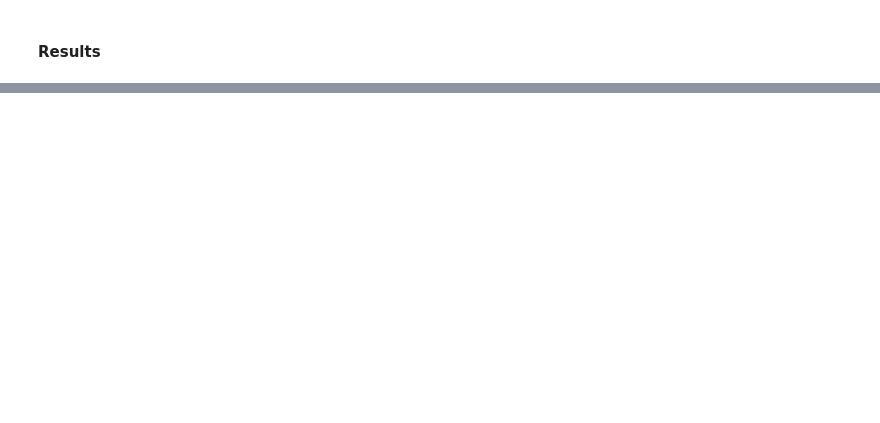
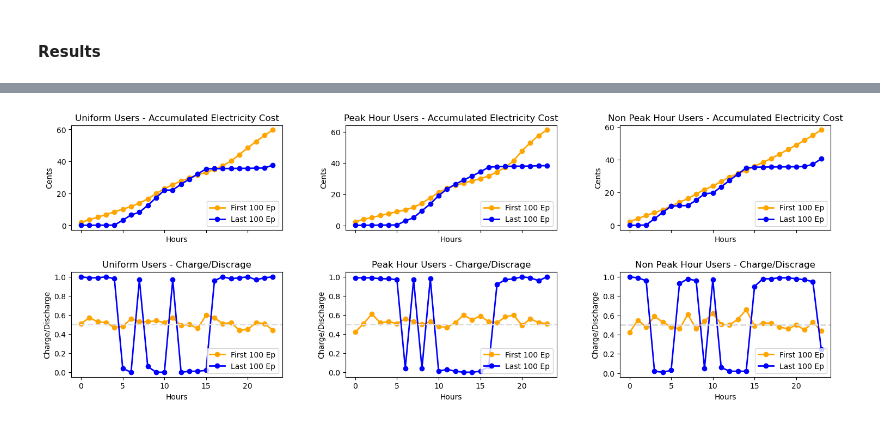
Before and after one commit to auttwitter/DSI-04, a Jupyter notebook: projects/project_capstone/code/06_Reinforcement_Learning.ipynb, the cells around one changed output, grey strips where cells are left out. Drawn from its saved outputs; the diff is of its cells as text; code cells hidden in the pictures; blank space fills up the shorter version.

Commit message:
Update Part 6 Result

```diff
--- a/projects/project_capstone/code/06_Reinforcement_Learning.ipynb
+++ b/projects/project_capstone/code/06_Reinforcement_Learning.ipynb
@@ -608,0 +547,94 @@ plt.show()
+# %%
+x = np.arange(24)
+reward_first_100_uniform = acc_hour(episode_rewards_uniform, n = 100, fst = True) * -1
+reward_last_100_uniform = acc_hour(episode_rewards_uniform, n = 100, fst = False) * -1
+
+reward_first_100_peak = acc_hour(episode_rewards_peak, n = 100, fst = True) * -1
+reward_last_100_peak = acc_hour(episode_rewards_peak, n = 100, fst = False) * -1
+
+reward_first_100_non_peak = acc_hour(episode_rewards_non_peak, n = 100, fst = True) * -1
+reward_last_100_non_peak = acc_hour(episode_rewards_non_peak, n = 100, fst = False) * -1
+
+episode_actions_first_100_uniform = avg_hour(episode_actions_uniform, n = 100, fst = True)
+episode_actions_last_100_uniform = avg_hour(episode_actions_uniform, n = 100, fst = False)
+
+episode_actions_first_100_peak = avg_hour(episode_actions_peak, n = 100, fst = True)
+episode_actions_last_100_peak = avg_hour(episode_actions_peak, n = 100, fst = False)
+
+episode_actions_first_100_non_peak = avg_hour(episode_actions_non_peak, n = 100, fst = True)
+episode_actions_last_100_non_peak = avg_hour(episode_actions_non_peak, n = 100, fst = False)
+
+
+
+x = np.arange(24)
+
+# Create 6 subplots (2 rows, 3 columns)
+fig, axes = plt.subplots(2, 3, figsize=(18, 6), sharex=True, gridspec_kw={'hspace': 0.4, 'wspace': 0.3})
+
+# --------------------------------------------------
+
+ax1 = axes[0, 0]
+ax1.plot(x, reward_first_100_uniform, color='orange', marker='o', label='First 100 Ep', linewidth=2)
+ax1.plot(x, reward_last_100_uniform, color='blue', marker='o', label='Last 100 Ep', linewidth=2)
+ax1.set_xlabel('Hours')
+ax1.set_ylabel('Cents')
+ax1.set_title('Uniform Users - Accumulated Electricity Cost')
+ax1.legend(loc='lower right')
+
+
+ax2 = axes[0, 1]
+ax2.plot(x, reward_first_100_peak, color='orange', marker='o', label='First 100 Ep', linewidth=2)
+ax2.plot(x, reward_last_100_peak, color='blue', marker='o', label='Last 100 Ep', linewidth=2)
+ax2.set_xlabel('Hours')
+ax2.set_ylabel('Cents')
+ax2.set_title('Peak Hour Users - Accumulated Electricity Cost')
+ax2.legend(loc='lower right')
+
+
+ax3 = axes[0, 2]
+ax3.plot(x, reward_first_100_non_peak, color='orange', marker='o', label='First 100 Ep', linewidth=2)
+ax3.plot(x, reward_last_100_non_peak, color='blue', marker='o', label='Last 100 Ep', linewidth=2)
+ax3.set_xlabel('Hours')
+ax3.set_ylabel('Cents')
+ax3.set_title('Non Peak Hour Users - Accumulated Electricity Cost')
+ax3.legend(loc='lower right')
+
+# --------------------------------------------------
+
+ax4 = axes[1, 0]
+ax4.plot(x, episode_actions_first_100_uniform, color='orange', marker='o', label='First 100 Ep', linewidth=2)
+ax4.plot(x, episode_actions_last_100_uniform, color='blue', marker='o', label='Last 100 Ep', linewidth=2)
+ax4.axhline(y = 0.5, color = 'gainsboro', linestyle='--', linewidth = 2)
+ax4.set_xlabel('Hours')
+ax4.set_ylabel('Charge/Discharge')
+ax4.set_title('Uniform Users - Charge/Discrage')
+ax4.legend(loc='lower right')
+
+
+ax5 = axes[1, 1]
+ax5.plot(x, episode_actions_first_100_peak, color='orange', marker='o', label='First 100 Ep', linewidth=2)
+ax5.plot(x, episode_actions_last_100_peak, color='blue', marker='o', label='Last 100 Ep', linewidth=2)
+ax5.axhline(y = 0.5, color = 'gainsboro', linestyle='--', linewidth = 2)
+ax5.set_xlabel('Hours')
+ax5.set_ylabel('Charge/Discharge')
+ax5.set_title('Peak Hour Users - Charge/Discrage')
+ax5.legend(loc='lower right')
+
+
+ax6 = axes[1, 2]
+ax6.plot(x, episode_actions_first_100_non_peak, color='orange', marker='o', label='First 100 Ep', linewidth=2)
+ax6.plot(x, episode_actions_last_100_non_peak, color='blue', marker='o', label='Last 100 Ep', linewidth=2)
+ax6.axhline(y = 0.5, color = 'gainsboro', linestyle='--', linewidth = 2)
+ax6.set_xlabel('Hours')
+ax6.set_ylabel('Charge/Discharge')
+ax6.set_title('Non Peak Hour Users - Charge/Discrage')
+ax6.legend(loc='lower right')
+
+
+
+
+# Show the plot
+plt.savefig('../image/final_result.png', dpi = 300, bbox_inches = 'tight')
+plt.show()
+# %% [output]
+[figure, added]
```
Also changed, not shown: parts of 7 cells of this notebook, 2 other files.
